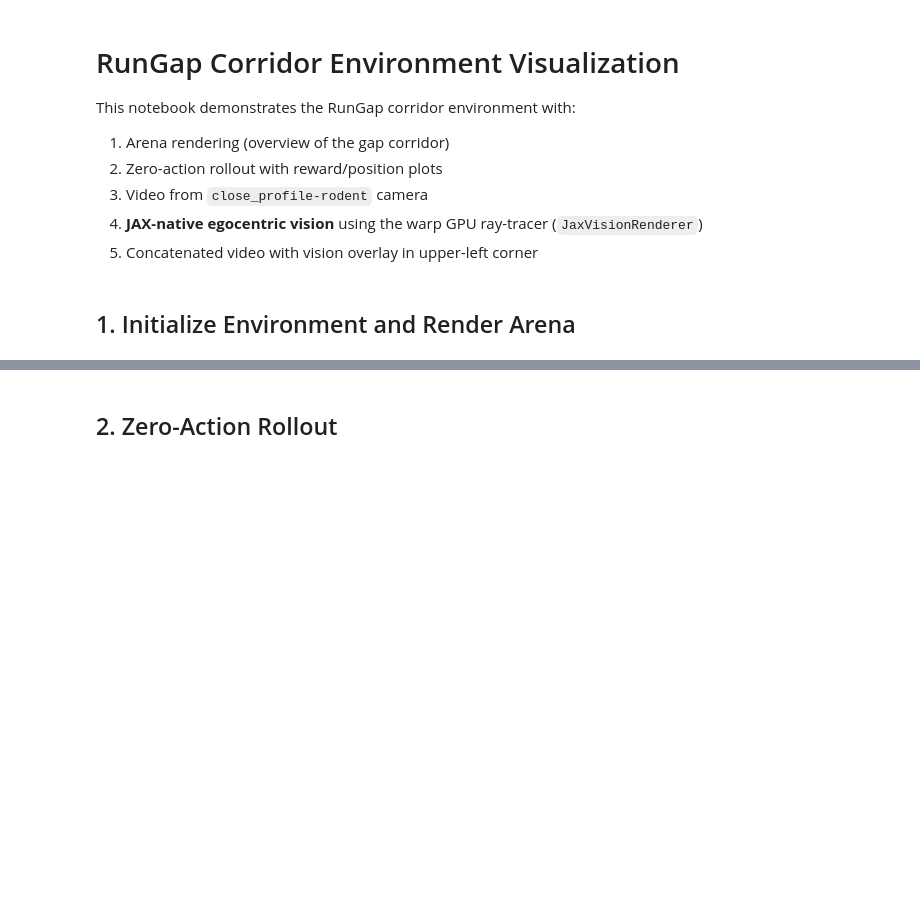
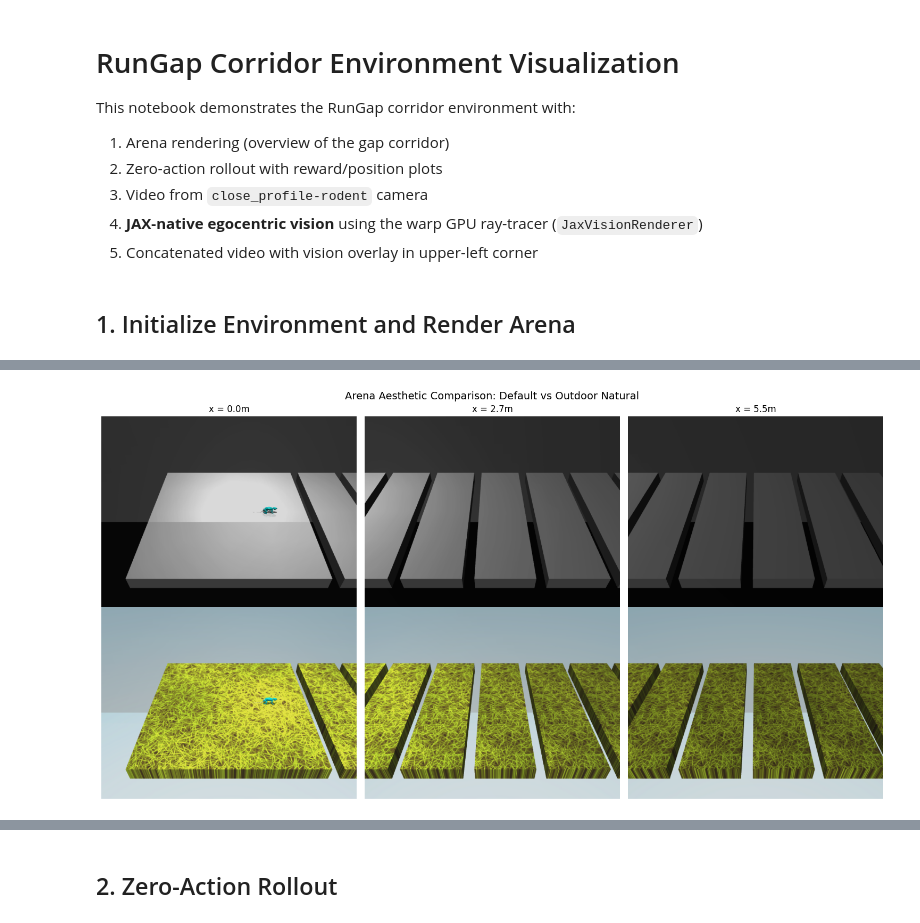
Before and after one commit to talmolab/vnl-playground, a Jupyter notebook: notebooks/run_gap_visualization.ipynb, the cells around one changed output, grey strips where cells are left out. Saved outputs shown, nothing was run; the diff lists cells and outputs as text; code cells hidden in the pictures; blank space fills up the shorter version.

```diff
--- a/notebooks/run_gap_visualization.ipynb
+++ b/notebooks/run_gap_visualization.ipynb
@@ -87,0 +121,20 @@ renderer.close()
+# %%
+# Initialize outdoor natural environment
+from vnl_playground.tasks.rodent.run_gap import default_config
+
+outdoor_config = default_config()
+outdoor_config.aesthetic = "outdoor_natural"
+env_outdoor = run_gap.RunGap(config=outdoor_config)
+mj_model_outdoor = env_outdoor.mj_model
+
+print(
+    f"Outdoor env - Textures: {mj_model_outdoor.ntex}, Materials: {mj_model_outdoor.nmat}"
+)
+
+# Compute corridor end for outdoor env
+if hasattr(env_outdoor, "_reference_positions"):
+    corridor_end_x_outdoor = (
+        float(env_outdoor._reference_positions[-1]) + env_outdoor._platform_half_length
+    )
+else:
+    corridor_end_x_outdoor = float(env_outdoor._static_platform_trailing_edges[-1])
@@ -87,0 +143,68 @@ renderer.close()
+# %%
+# Side-by-side comparison: Default vs Outdoor Natural
+mj_data_default = mujoco.MjData(mj_model)
+mj_data_outdoor = mujoco.MjData(mj_model_outdoor)
+mujoco.mj_forward(mj_model, mj_data_default)
+mujoco.mj_forward(mj_model_outdoor, mj_data_outdoor)
+
+renderer_default = mujoco.Renderer(mj_model, height=480, width=640)
+renderer_outdoor = mujoco.Renderer(mj_model_outdoor, height=480, width=640)
+
+# Compare at multiple positions along the corridor
+positions_cmp = [0.0, corridor_end_x / 3, 2 * corridor_end_x / 3]
+
+fig, axes = plt.subplots(2, len(positions_cmp), figsize=(5 * len(positions_cmp), 8))
+
+for col, x_pos in enumerate(positions_cmp):
+    cam = mujoco.MjvCamera()
+    cam.type = mujoco.mjtCamera.mjCAMERA_FREE
+    cam.distance = 3.0
+    cam.elevation = -40
+    cam.azimuth = 90
+    cam.lookat[:] = [x_pos, 0.0, 0.0]
+
+    # Default aesthetic
+    renderer_default.update_scene(mj_data_default, camera=cam)
+    axes[0, col].imshow(renderer_default.render())
+    axes[0, col].set_title(f"x = {x_pos:.1f}m")
+    axes[0, col].axis("off")
+
+    # Outdoor natural aesthetic
+    renderer_outdoor.update_scene(mj_data_outdoor, camera=cam)
+    axes[1, col].imshow(renderer_outdoor.render())
+    axes[1, col].axis("off")
+
+axes[0, 0].set_ylabel("Default\n(grey/dark)", fontsize=12)
+axes[1, 0].set_ylabel("Outdoor Natural\n(grass/sky)", fontsize=12)
+plt.suptitle("Arena Aesthetic Comparison: Default vs Outdoor Natural", fontsize=14)
+plt.tight_layout()
+plt.show()
+
+# Top-down comparison
+fig, axes = plt.subplots(1, 2, figsize=(16, 4))
+
+cam_top = mujoco.MjvCamera()
+cam_top.type = mujoco.mjtCamera.mjCAMERA_FREE
+cam_top.distance = 8.0
+cam_top.elevation = -89
+cam_top.azimuth = 0
+cam_top.lookat[:] = [corridor_end_x / 2, 0.0, 0.0]
+
+renderer_default.update_scene(mj_data_default, camera=cam_top)
+axes[0].imshow(renderer_default.render())
+axes[0].set_title("Default - Top Down")
+axes[0].axis("off")
+
+renderer_outdoor.update_scene(mj_data_outdoor, camera=cam_top)
+axes[1].imshow(renderer_outdoor.render())
+axes[1].set_title("Outdoor Natural - Top Down")
+axes[1].axis("off")
+
+plt.suptitle("Top-Down View Comparison", fontsize=14)
+plt.tight_layout()
+plt.show()
+
+renderer_default.close()
+renderer_outdoor.close()
+# %% [output]
+[figure, added]
```
Also changed, not shown: parts of 17 cells of this notebook, 15 other files.
